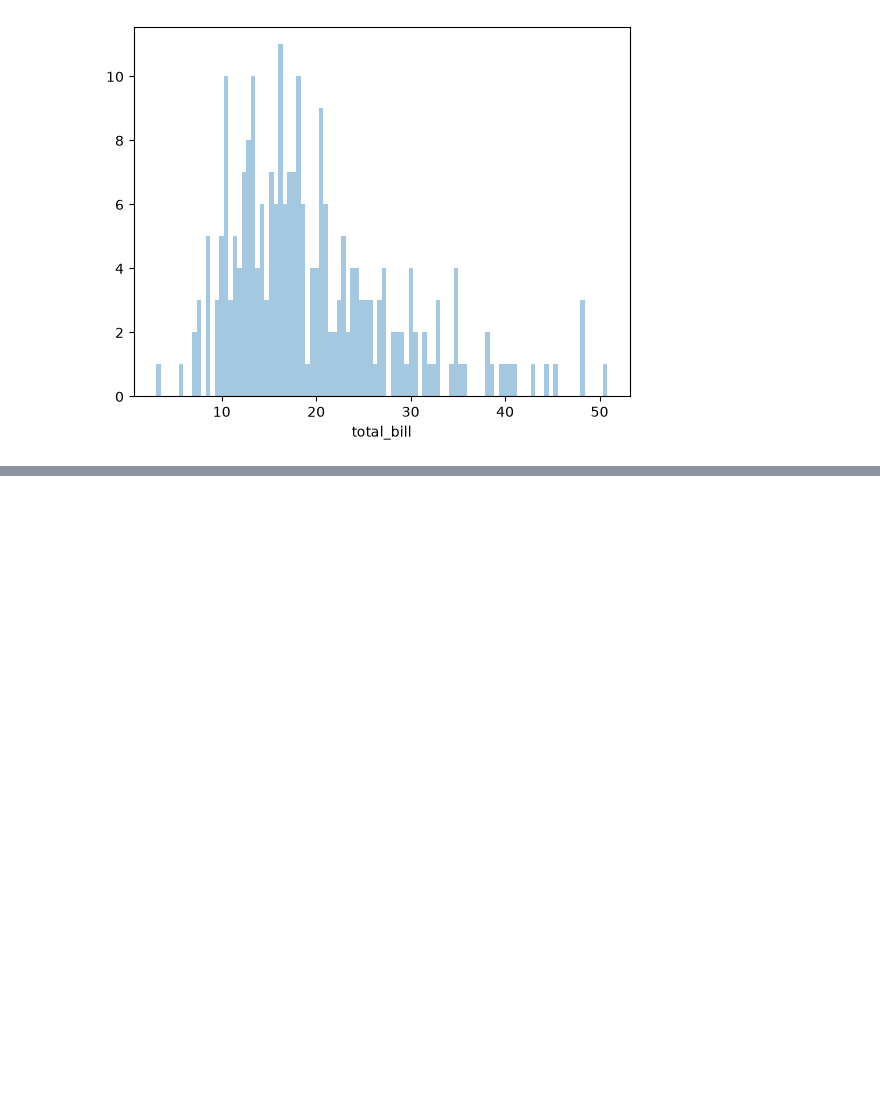
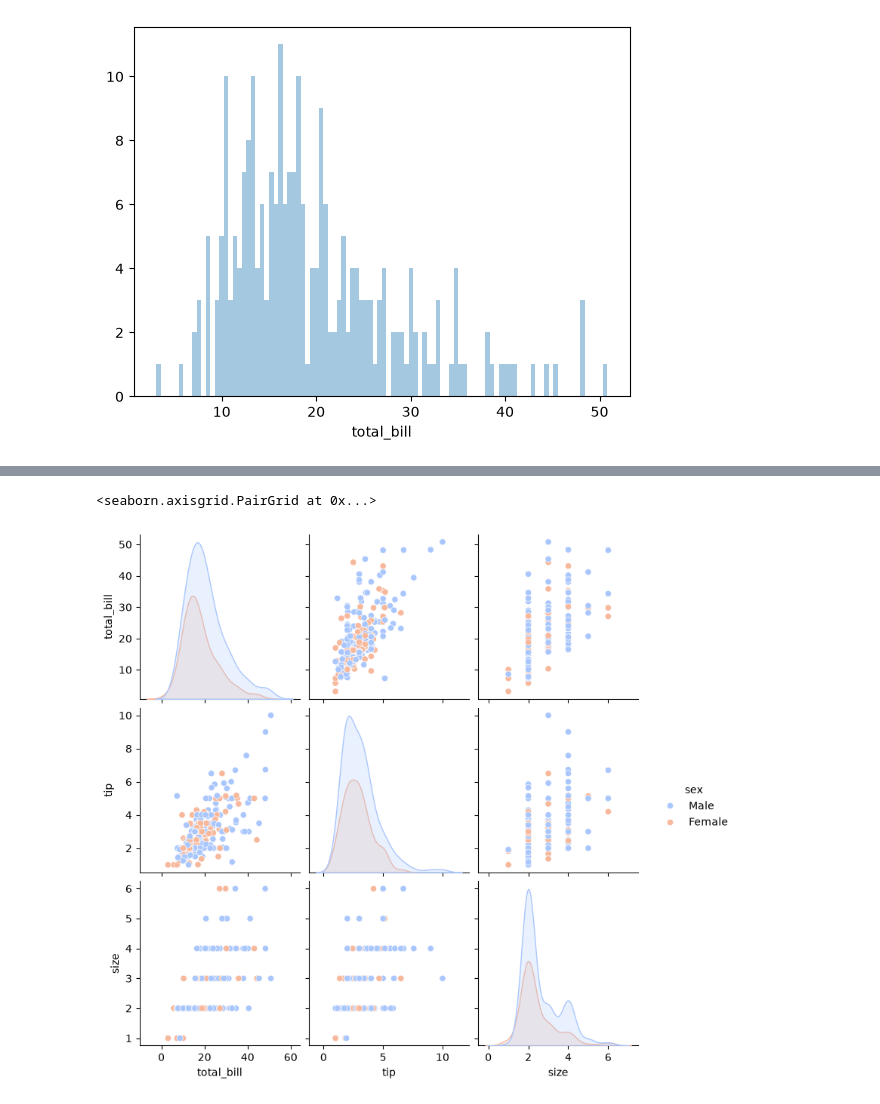
Before and after one commit to CyberWol-12/Machine_Learning_with_Python, a Jupyter notebook: machile_learning_basic to advance/Refactored_Py_DS_ML_Bootcamp-master/06-Data-Visualization-with-Seaborn/09-datavisualization.ipynb, the cells around one changed output, grey strips where cells are left out. Drawn from its saved outputs; the diff is of its cells as text; code cells hidden in the pictures; blank space fills up the shorter version.

```diff
--- a/machile_learning_basic to advance/Refactored_Py_DS_ML_Bootcamp-master/06-Data-Visualization-with-Seaborn/09-datavisualization.ipynb
+++ b/machile_learning_basic to advance/Refactored_Py_DS_ML_Bootcamp-master/06-Data-Visualization-with-Seaborn/09-datavisualization.ipynb
@@ -27,0 +38,5 @@ https://gist.github.com/mwaskom/de44147ed2974457ad6372750bbe5751
+# %%
+sns.pairplot(tips,hue = 'sex',palette = 'coolwarm')
+# %% [output]
+<seaborn.axisgrid.PairGrid at 0x...>
+[figure, added]
```
Also changed, not shown: parts of 9 cells of this notebook.
